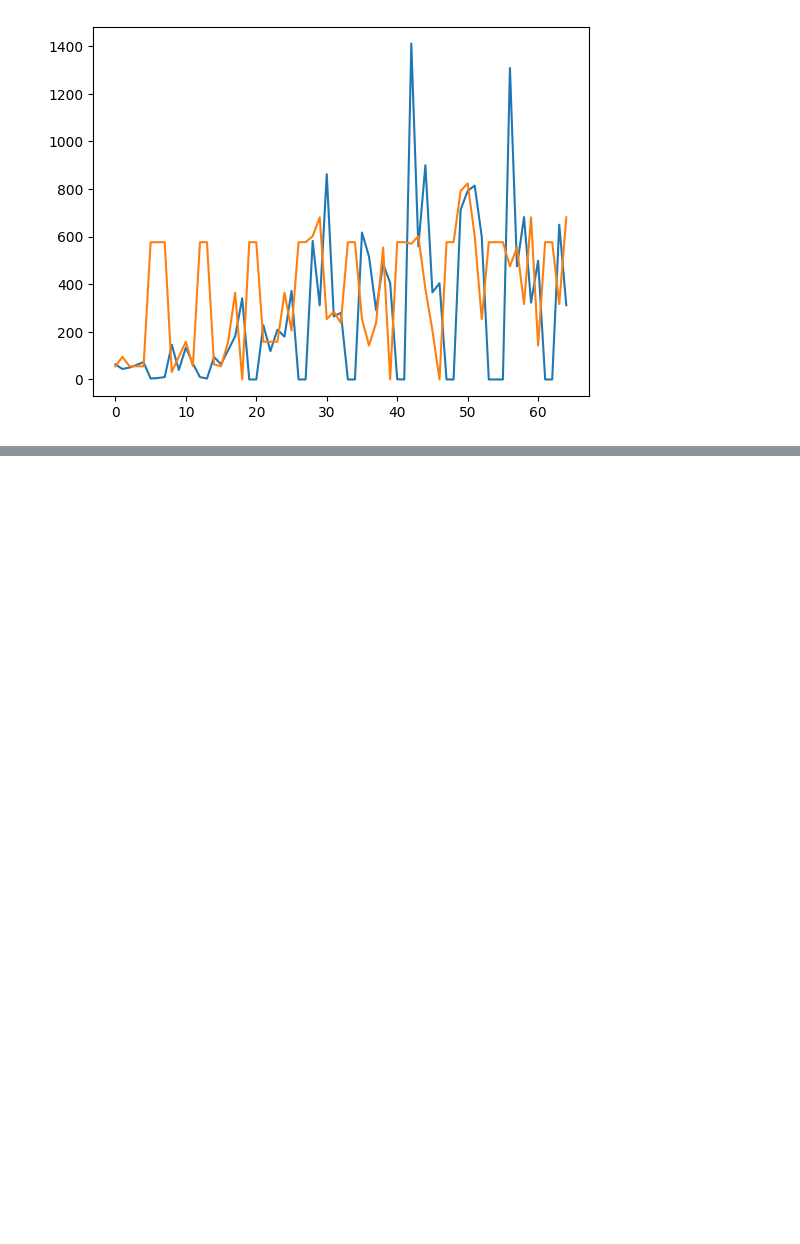
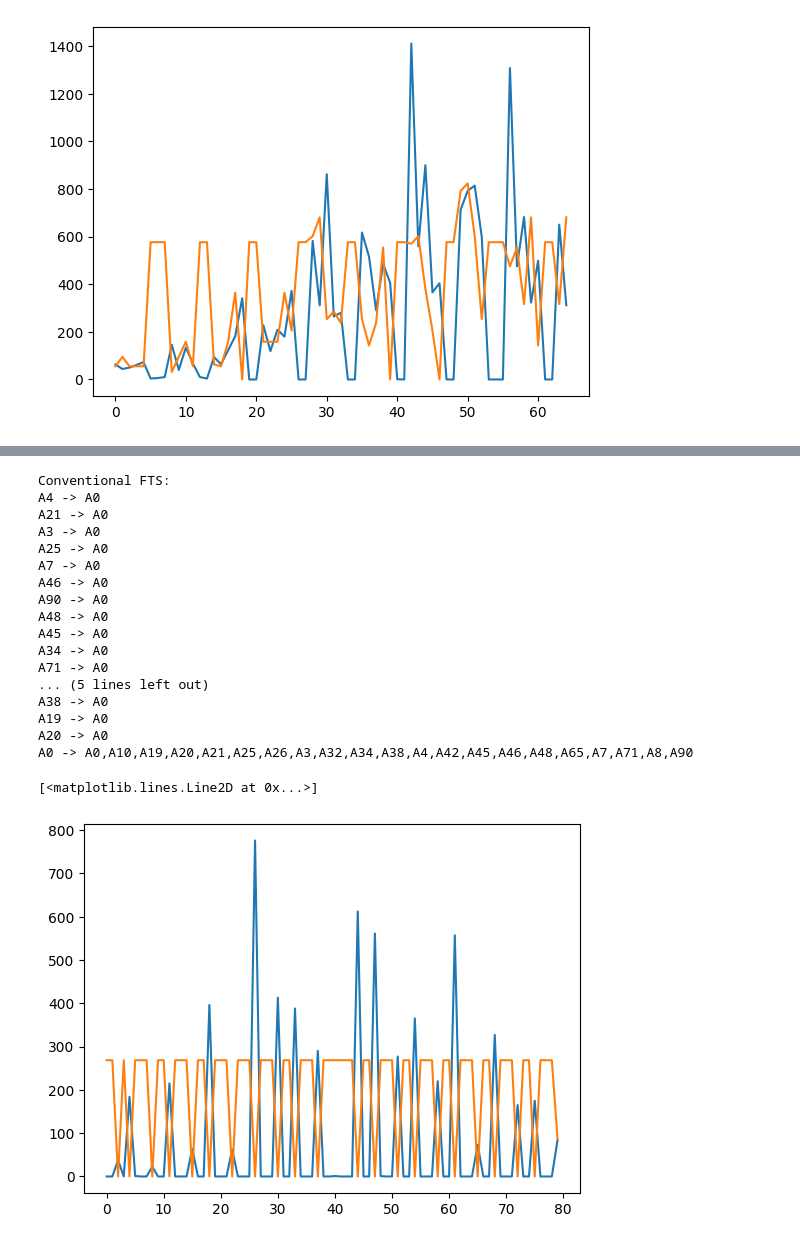
Before and after one commit to priscilaxrc/TCCUSPMonkeyPox, a Jupyter notebook: USP_21_05.ipynb, the cells around one changed output, grey strips where cells are left out. Cells and saved outputs as stored; diff of their text form; code cells hidden in the pictures; blank space fills up the shorter version.

```diff
--- a/USP_21_05.ipynb
+++ b/USP_21_05.ipynb
@@ -314,0 +398,49 @@ A25 -> A26
+# %%
+from pyFTS.data import Enrollments
+from pyFTS.partitioners import Grid
+from pyFTS.models import chen
+
+#train = Enrollments.get_data()
+train = data1.values[20:]
+#test = Enrollments.get_data()
+test = data1.values[20:]
+
+#Universe of Discourse Partitioner
+partitioner = Grid.GridPartitioner(data=train,npart=100)
+
+# Create an empty model using the Chen(1996) method
+model = chen.ConventionalFTS(partitioner=partitioner)
+
+# The training procedure is performed by the method fit
+model.fit(train)
+
+#Print the model rules
+print(model)
+
+# The forecasting procedure is performed by the method predict
+forecasts = model.predict(test)
+
+
+#Plot
+plt.plot(test)
+plt.plot(forecasts)
+# %% [output]
+Conventional FTS:
+A4 -> A0
+A21 -> A0
+A3 -> A0
+A25 -> A0
+A7 -> A0
+A46 -> A0
+A90 -> A0
+A48 -> A0
+A45 -> A0
+A34 -> A0
+A71 -> A0
+... (5 lines left out)
+A38 -> A0
+A19 -> A0
+A20 -> A0
+A0 -> A0,A10,A19,A20,A21,A25,A26,A3,A32,A34,A38,A4,A42,A45,A46,A48,A65,A7,A71,A8,A90
+[<matplotlib.lines.Line2D at 0x...>]
+[figure, added]
```
Also changed, not shown: parts of 12 cells of this notebook.
